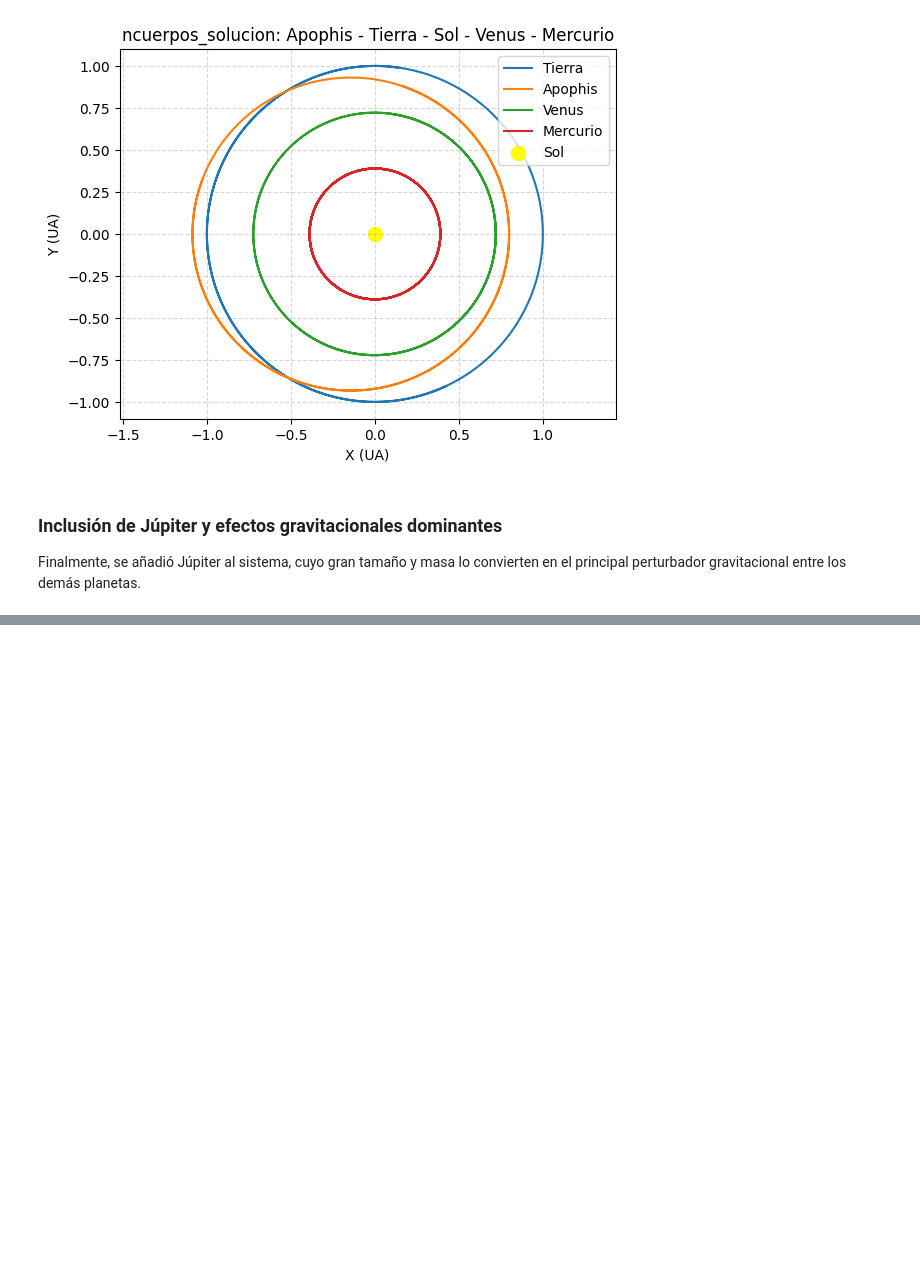
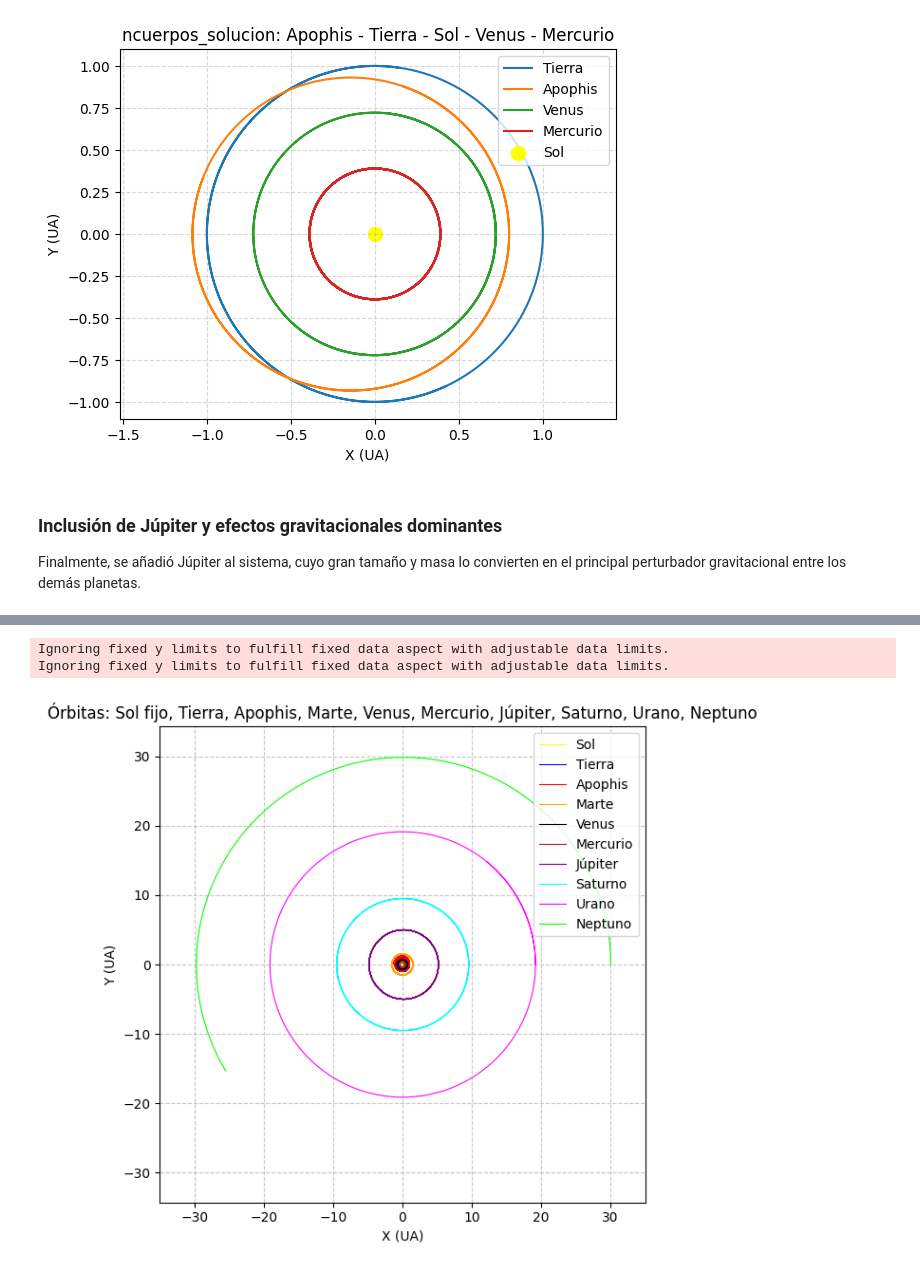
Before and after one commit to meccel-2026-2/Proyecto-del-curso-Apophis, a Jupyter notebook: proyecto-del-curso-Apophis.ipynb, the cells around one changed output, grey strips where cells are left out. Drawn from its saved outputs; the diff is of its cells as text; code cells hidden in the pictures; blank space fills up the shorter version.

```diff
--- a/proyecto-del-curso-Apophis.ipynb
+++ b/proyecto-del-curso-Apophis.ipynb
@@ -302,0 +280,61 @@ plt.show()
+# %%
+def aceleraciones(sistema_completos):
+    n = len(sistema_completos)
+    a = [np.zeros(3) for _ in range(n)]
+    for i in range(n):
+        if i == 0:  # Sol fijo
+            continue
+        for j in range(n):
+            if i != j:
+                r_vec = sistema_completos[j]['r'] - sistema_completos[i]['r']
+                eps = 1e-5
+                dist = np.linalg.norm(r_vec) + 1e-10
+                a[i] += sistema_completos[j]['m'] * r_vec / (dist**2 + eps**2)**(3/2)
+    return a
+
+def paso_leapfrog(sistema_completos, dt):
+    a = aceleraciones(sistema_completos)
+    for i in range(1, len(sistema_completos)):
+        sistema_completos[i]['v'] += 0.5 * a[i] * dt
+    for i in range(1, len(sistema_completos)):
+        sistema_completos[i]['r'] += sistema_completos[i]['v'] * dt
+    a_new = aceleraciones(sistema_completos)
+    for i in range(1, len(sistema_completos)):
+        sistema_completos[i]['v'] += 0.5 * a_new[i] * dt
+
+# Parámetros de simulación
+dt = 0.0005
+pasos = 1200000
+
+trayectorias = [[] for _ in sistema_completos]
+
+for step in range(pasos):
+    paso_leapfrog(sistema_completos, dt)
+    if step % 10 == 0:
+        for i in range(len(sistema_completos)):
+            trayectorias[i].append(sistema_completos[i]['r'].copy())
+
+colors = ['yellow', 'blue', 'red', 'orange', 'black', 'brown', 'purple', 'cyan', 'magenta', 'lime']
+labels = ['Sol', 'Tierra', 'Apophis', 'Marte', 'Venus', 'Mercurio', 'Júpiter','Saturno','Urano','Neptuno']
+
+# Gráfica
+plt.figure(figsize=(6,6))
+for i in range(len(sistema_completos)):
+    tray = np.array(trayectorias[i])
+    plt.plot(tray[:,0], tray[:,1], color=colors[i], label=labels[i], linewidth=0.8)
+
+plt.scatter(0, 0, color='yellow', s=100)  # Sol en el origen
+plt.legend(loc="upper right")
+plt.grid(True, linestyle='--', alpha=0.7)
+plt.axis('equal')
+plt.xlabel('X (UA)')
+plt.ylabel('Y (UA)')
+plt.title('Órbitas: Sol fijo, Tierra, Apophis, Marte, Venus, Mercurio, Júpiter, Saturno, Urano, Neptuno')
+plt.xlim(-35, 35)
+plt.ylim(-35, 35)
+plt.tight_layout()
+plt.show()
+# %% [output]
+Ignoring fixed y limits to fulfill fixed data aspect with adjustable data limits.
+Ignoring fixed y limits to fulfill fixed data aspect with adjustable data limits.
+[figure, added]
```
Also changed, not shown: parts of 8 cells of this notebook.
